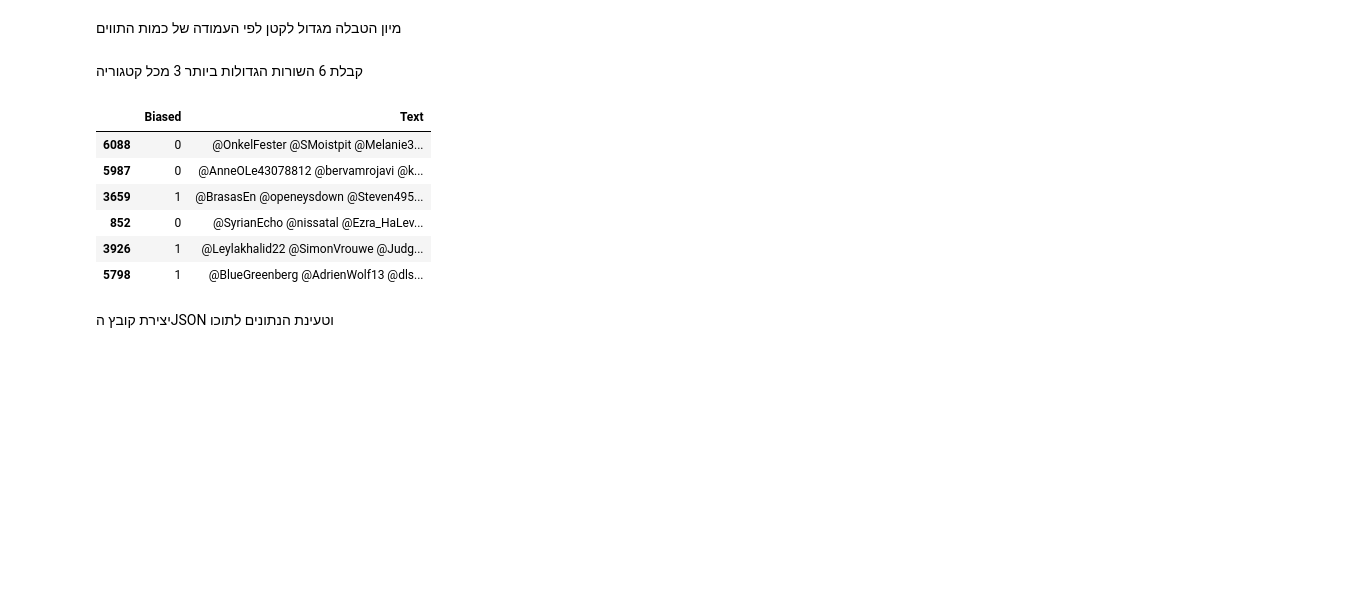
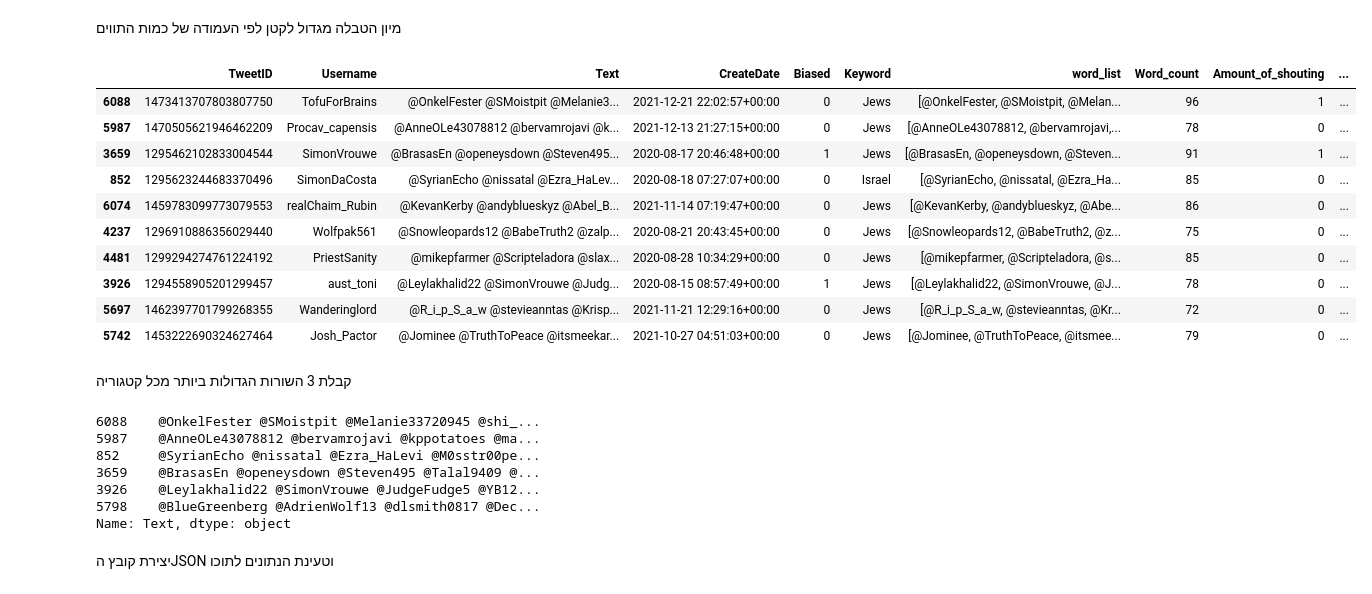
Before and after one commit to EliShteinman/Analysis-of-antisemitic-tweets-on-Twitter, a Jupyter notebook: test.ipynb, the cells around one changed output. Cells and saved outputs as stored; diff of their text form; code cells hidden in the pictures; blank space fills up the shorter version.

```diff
--- a/test.ipynb
+++ b/test.ipynb
@@ -282,20 +282,34 @@ pprint(result)
 # %% [markdown]
 מיון הטבלה מגדול לקטן לפי העמודה של כמות התווים
 # %%
-df = df.sort_values(['number_of_letters'], ascending=False)
+df = df.sort_values(["number_of_letters"], ascending=False)
+df.head(10)
+# %% [output]
+|  | TweetID | Username | Text | CreateDate | Biased | Keyword | word_list | Word_count | Amount_of_shouting | ... |
+| 6088 | 1473413707803807750 | TofuForBrains | @OnkelFester @SMoistpit @Melanie3... | 2021-12-21 22:02:57+00:00 | 0 | Jews | [@OnkelFester, @SMoistpit, @Melan... | 96 | 1 | ... |
+| 5987 | 1470505621946462209 | Procav_capensis | @AnneOLe43078812 @bervamrojavi @k... | 2021-12-13 21:27:15+00:00 | 0 | Jews | [@AnneOLe43078812, @bervamrojavi,... | 78 | 0 | ... |
+| 3659 | 1295462102833004544 | SimonVrouwe | @BrasasEn @openeysdown @Steven495... | 2020-08-17 20:46:48+00:00 | 1 | Jews | [@BrasasEn, @openeysdown, @Steven... | 91 | 1 | ... |
+| 852 | 1295623244683370496 | SimonDaCosta | @SyrianEcho @nissatal @Ezra_HaLev... | 2020-08-18 07:27:07+00:00 | 0 | Israel | [@SyrianEcho, @nissatal, @Ezra_Ha... | 85 | 0 | ... |
+| 6074 | 1459783099773079553 | realChaim_Rubin | @KevanKerby @andyblueskyz @Abel_B... | 2021-11-14 07:19:47+00:00 | 0 | Jews | [@KevanKerby, @andyblueskyz, @Abe... | 86 | 0 | ... |
+| 4237 | 1296910886356029440 | Wolfpak561 | @Snowleopards12 @BabeTruth2 @zalp... | 2020-08-21 20:43:45+00:00 | 0 | Jews | [@Snowleopards12, @BabeTruth2, @z... | 75 | 0 | ... |
+| 4481 | 1299294274761224192 | PriestSanity | @mikepfarmer @Scripteladora @slax... | 2020-08-28 10:34:29+00:00 | 0 | Jews | [@mikepfarmer, @Scripteladora, @s... | 85 | 0 | ... |
+| 3926 | 1294558905201299457 | aust_toni | @Leylakhalid22 @SimonVrouwe @Judg... | 2020-08-15 08:57:49+00:00 | 1 | Jews | [@Leylakhalid22, @SimonVrouwe, @J... | 78 | 0 | ... |
+| 5697 | 1462397701799268355 | Wanderinglord | @R_i_p_S_a_w @stevieanntas @Krisp... | 2021-11-21 12:29:16+00:00 | 0 | Jews | [@R_i_p_S_a_w, @stevieanntas, @Kr... | 72 | 0 | ... |
+| 5742 | 1453222690324627464 | Josh_Pactor | @Jominee @TruthToPeace @itsmeekar... | 2021-10-27 04:51:03+00:00 | 0 | Jews | [@Jominee, @TruthToPeace, @itsmee... | 79 | 0 | ... |
 # %% [markdown]
-קבלת 6 השורות הגדולות ביותר 3 מכל קטגוריה
+קבלת 3 השורות הגדולות ביותר מכל קטגוריה
 # %%
 # df.groupby(['Biased'])[['Biased','Text']].head(3).reset_index().to_dict()
-df.groupby('Biased')[['Biased','Text']].head(3)
+temp = df.groupby("Biased")[["Biased", "Text"]].head(3)
+temp.sort_values(["Biased"])["Text"]
 # %% [output]
-|  | Biased | Text |
-| 6088 | 0 | @OnkelFester @SMoistpit @Melanie3... |
-| 5987 | 0 | @AnneOLe43078812 @bervamrojavi @k... |
-| 3659 | 1 | @BrasasEn @openeysdown @Steven495... |
-| 852 | 0 | @SyrianEcho @nissatal @Ezra_HaLev... |
-| 3926 | 1 | @Leylakhalid22 @SimonVrouwe @Judg... |
-| 5798 | 1 | @BlueGreenberg @AdrienWolf13 @dls... |
+6088    @OnkelFester @SMoistpit @Melanie33720945 @shi_...
+5987    @AnneOLe43078812 @bervamrojavi @kppotatoes @ma...
+852     @SyrianEcho @nissatal @Ezra_HaLevi @M0sstr00pe...
+3659    @BrasasEn @openeysdown @Steven495 @Talal9409 @...
+3926    @Leylakhalid22 @SimonVrouwe @JudgeFudge5 @YB12...
+5798    @BlueGreenberg @AdrienWolf13 @dlsmith0817 @Dec...
+Name: Text, dtype: object
 # %% [markdown]
 יצירת קובץ הJSON וטעינת הנתונים לתוכו
 # %%
```
Also changed, not shown: parts of 5 cells of this notebook, 3 other files.
